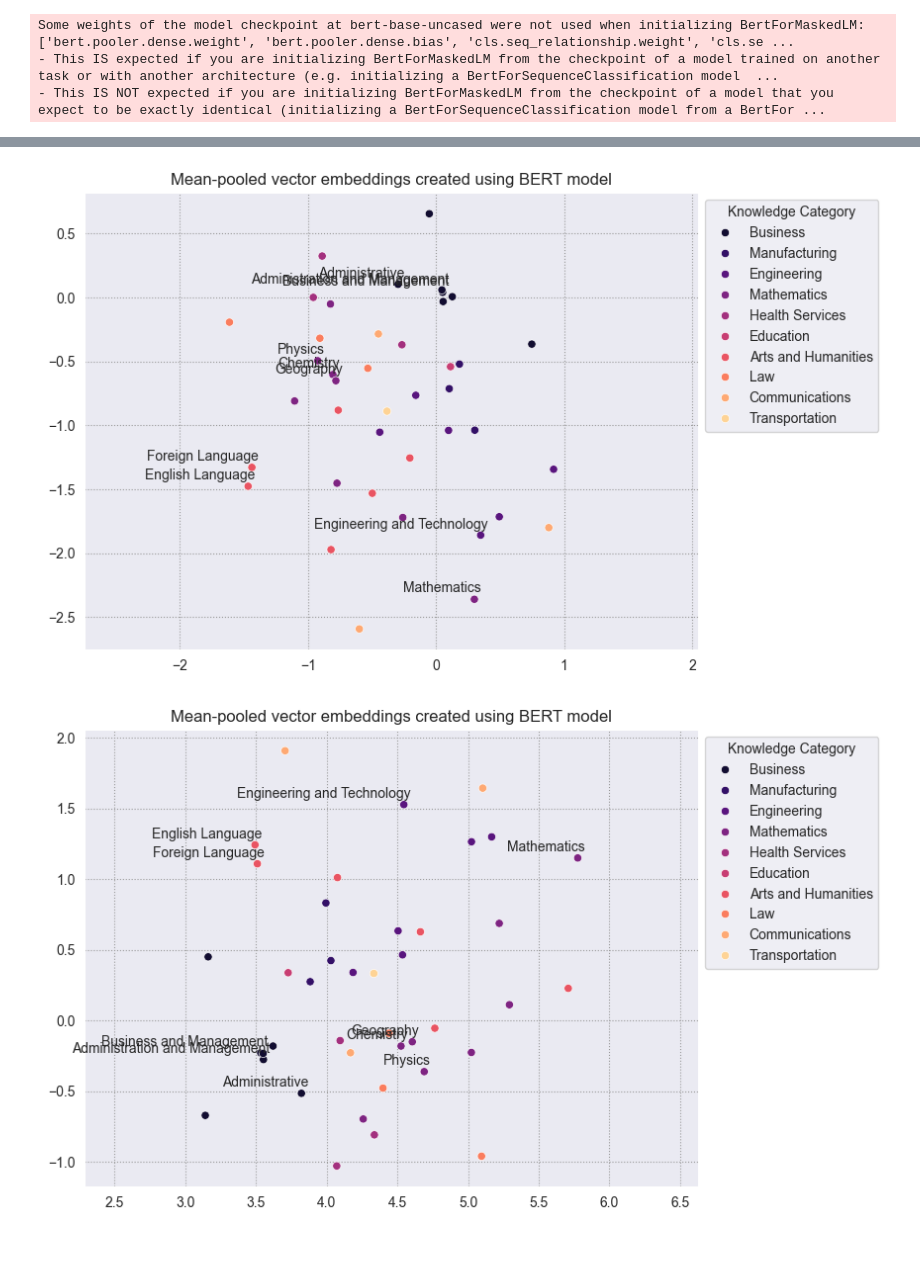
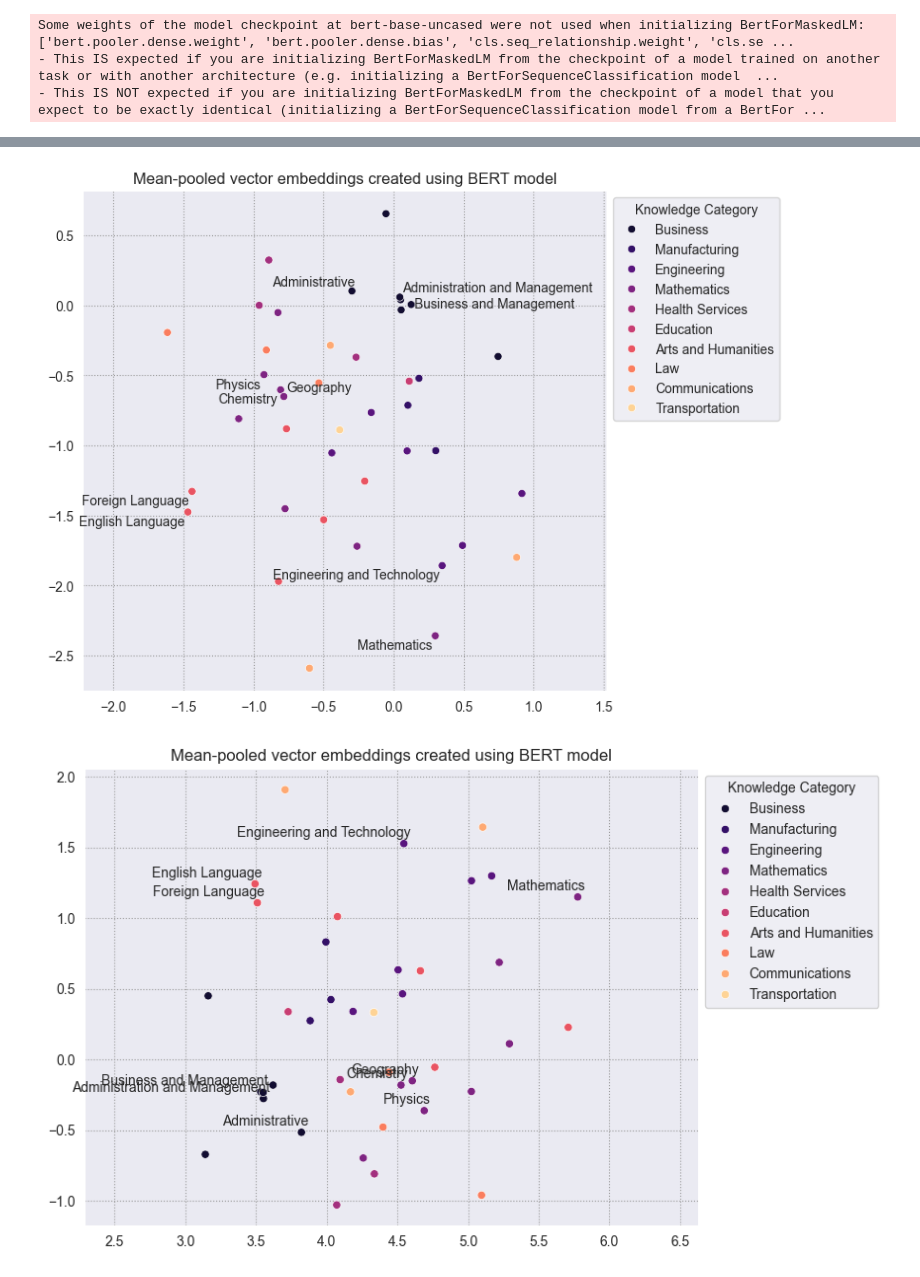
Before and after one commit to bryaneadams/csi_772_course_project, a Jupyter notebook: data/transfer_train.ipynb, the cells around one changed output, grey strips where cells are left out. Saved outputs shown, nothing was run; the diff lists cells and outputs as text; code cells hidden in the pictures; blank space fills up the shorter version.

```diff
--- a/data/transfer_train.ipynb
+++ b/data/transfer_train.ipynb
@@ -461,25 +568,47 @@ for sentence in cleaned_sentences:
 # %%
 tsne_results = tsne.fit_transform(np.array(non_tuned_bert_mean_pooled_embeddings, dtype=np.float32))
 df_tsne = pd.DataFrame(tsne_results, columns=['TSNE1', 'TSNE2'])
 df_tsne['knowledge_name'] = knowledge_df['Element Name']
 df_tsne['knowledge_cat'] = knowledge_df['Element ID'].apply(classify_knowledge)
 fig, ax = plt.subplots(figsize=(8,6)) # Set figsize
 sns.set_style('darkgrid', {"grid.color": ".6", "grid.linestyle": ":"})
 sns.scatterplot(data=df_tsne, x='TSNE1', y='TSNE2', hue='knowledge_cat', palette='magma')
 plt.legend(title = 'Knowledge Category')
 sns.move_legend(ax, "upper left", bbox_to_anchor=(1, 1))
 locations = [0,1,2,17,18,19,10,23,29,30]
 for loc in locations:
+    if loc in [0]:
+        h_pos = 'left'
+        v_pos = 'top'
+        xy_text = (df_tsne.iloc[loc]['TSNE1'] + .1,df_tsne.iloc[loc]['TSNE2'] + .02)
+    elif loc in [1]:
+        h_pos = 'left'
+        v_pos = 'bottom'
+        xy_text = (df_tsne.iloc[loc]['TSNE1'] + .02,df_tsne.iloc[loc]['TSNE2'] + .02)
+    elif loc in [2]:
+        h_pos = 'right'
+        v_pos = 'bottom'
+        xy_text = (df_tsne.iloc[loc]['TSNE1'] + .02,df_tsne.iloc[loc]['TSNE2'] + .02)
+    elif loc in [23]: # Geography
+        h_pos = 'left'
+        v_pos = 'bottom'
+        xy_text = (df_tsne.iloc[loc]['TSNE1'] + .02,df_tsne.iloc[loc]['TSNE2'] + .02)
+    else:
+        h_pos = 'right'
+        v_pos = 'top'
+        xy_text = (df_tsne.iloc[loc]['TSNE1'] - .02,df_tsne.iloc[loc]['TSNE2'] - .02)
     plt.annotate(df_tsne.iloc[loc]['knowledge_name'],
                  (df_tsne.iloc[loc]['TSNE1'], df_tsne.iloc[loc]['TSNE2']),
-                 textcoords="offset points", xytext = (5,5), ha='right')
+                  xytext=xy_text, ha=h_pos, va=v_pos)
 plt.title('Mean-pooled vector embeddings created using BERT model')
 plt.xlabel('')
 plt.ylabel('')
 plt.axis('equal')
+plt.tight_layout()
+plt.savefig('../plots/base_bert.png')
 plt.show()
 # %% [output]
-[figure, old version]
+[figure, new version]
 # %%
 tokenizer = BertTokenizer.from_pretrained('bert-base-uncased')
 non_tuned_custom_bert_mean_pooled_embeddings = []
```
Also changed, not shown: parts of 23 cells of this notebook, 17 other files.
